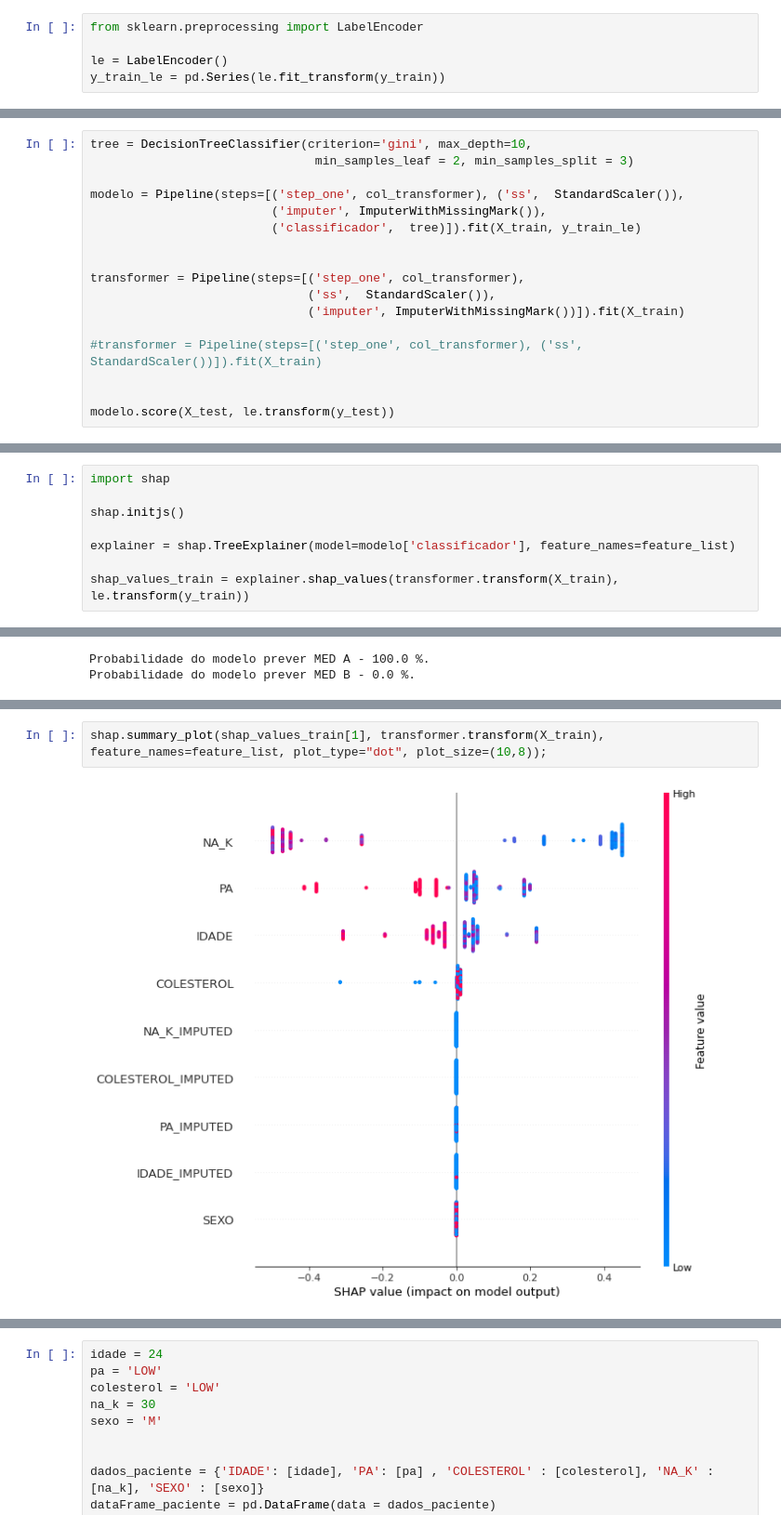
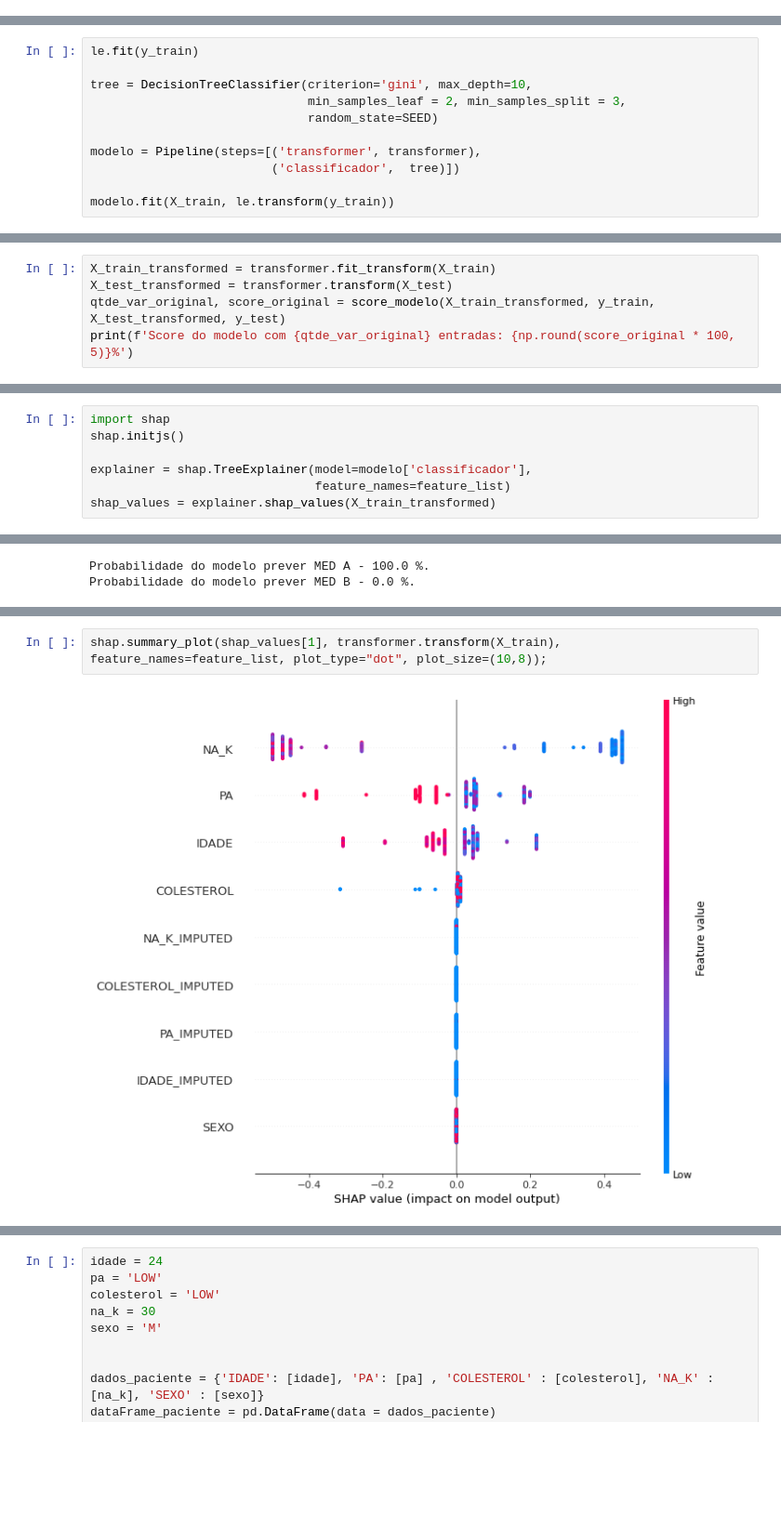
Before and after one commit to inf032/introducaoML, a Jupyter notebook: Farmaco_Aval_Preditoras.ipynb, the cells around one changed output, grey strips where cells are left out. Shown at 93% size. Saved outputs shown, nothing was run; the diff lists cells and outputs as text; blank space fills up the shorter version.

```diff
--- a/Farmaco_Aval_Preditoras.ipynb
+++ b/Farmaco_Aval_Preditoras.ipynb
@@ -189,5 +169,0 @@ col_transformer = ColumnTransformer(transformers=[('pa_colesterol', ordinal_tran
-# %%
-from sklearn.preprocessing import LabelEncoder
-
-le = LabelEncoder()
-y_train_le = pd.Series(le.fit_transform(y_train))
@@ -194,18 +172,12 @@ y_train_le = pd.Series(le.fit_transform(y_train))
 # %%
+le.fit(y_train)
+
 tree = DecisionTreeClassifier(criterion='gini', max_depth=10,
-                               min_samples_leaf = 2, min_samples_split = 3)
+                              min_samples_leaf = 2, min_samples_split = 3,
+                              random_state=SEED)
 
-modelo = Pipeline(steps=[('step_one', col_transformer), ('ss',  StandardScaler()),
-                         ('imputer', ImputerWithMissingMark()),
-                         ('classificador',  tree)]).fit(X_train, y_train_le)
+modelo = Pipeline(steps=[('transformer', transformer),
+                         ('classificador',  tree)])
 
-
-transformer = Pipeline(steps=[('step_one', col_transformer),
-                              ('ss',  StandardScaler()),
-                              ('imputer', ImputerWithMissingMark())]).fit(X_train)
-
-#transformer = Pipeline(steps=[('step_one', col_transformer), ('ss',  StandardScaler())]).fit(X_train)
-
-
-modelo.score(X_test, le.transform(y_test))
+modelo.fit(X_train, le.transform(y_train))
 # %% [output]
@@ -268,0 +213,5 @@ feature_list = ['PA', 'COLESTEROL', 'SEXO', 'IDADE', 'NA_K', 'IDADE_IMPUTED', 'P
+# %%
+X_train_transformed = transformer.fit_transform(X_train)
+X_test_transformed = transformer.transform(X_test)
+qtde_var_original, score_original = score_modelo(X_train_transformed, y_train, X_test_transformed, y_test)
+print(f'Score do modelo com {qtde_var_original} entradas: {np.round(score_original * 100, 5)}%')
@@ -269,10 +249,9 @@ feature_list = ['PA', 'COLESTEROL', 'SEXO', 'IDADE', 'NA_K', 'IDADE_IMPUTED', 'P
 # %%
 import shap
-
 shap.initjs()
 
-explainer = shap.TreeExplainer(model=modelo['classificador'], feature_names=feature_list)
-
-shap_values_train = explainer.shap_values(transformer.transform(X_train), le.transform(y_train))
+explainer = shap.TreeExplainer(model=modelo['classificador'],
+                               feature_names=feature_list)
+shap_values = explainer.shap_values(X_train_transformed)
 # %% [output]
 [interactive output not drawn]
@@ -299,8 +278,8 @@ shap_values_train[1][0].round(2)
 # %% [output]
 array([-0.05,  0.  ,  0.  ,  0.06, -0.45,  0.  ,  0.  ,  0.  ,  0.  ])
 # %%
-shap.summary_plot(shap_values_train[1], transformer.transform(X_train), feature_names=feature_list, plot_type="dot", plot_size=(10,8));
+shap.summary_plot(shap_values[1], transformer.transform(X_train), feature_names=feature_list, plot_type="dot", plot_size=(10,8));
 # %% [output]
-[figure, old version]
+[figure, new version]
 # %%
 shap.plots._waterfall.waterfall_legacy(expected_value=explainer.expected_value[0],
```
Also changed, not shown: parts of 32 cells of this notebook.
